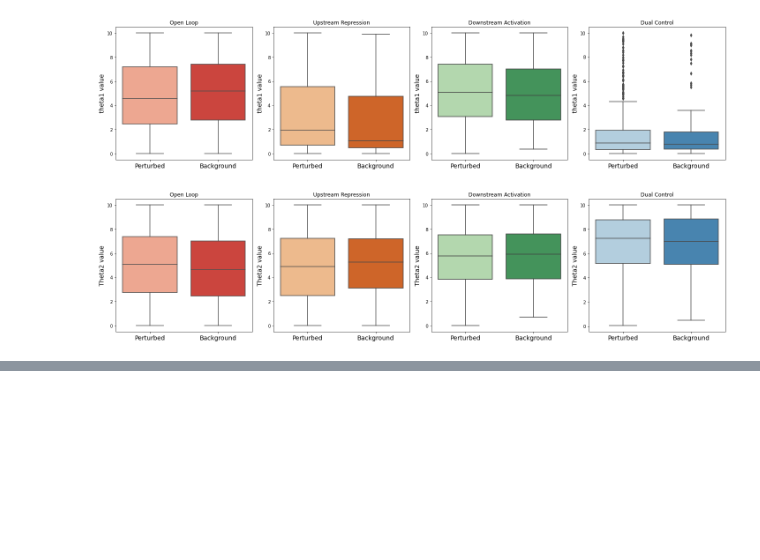
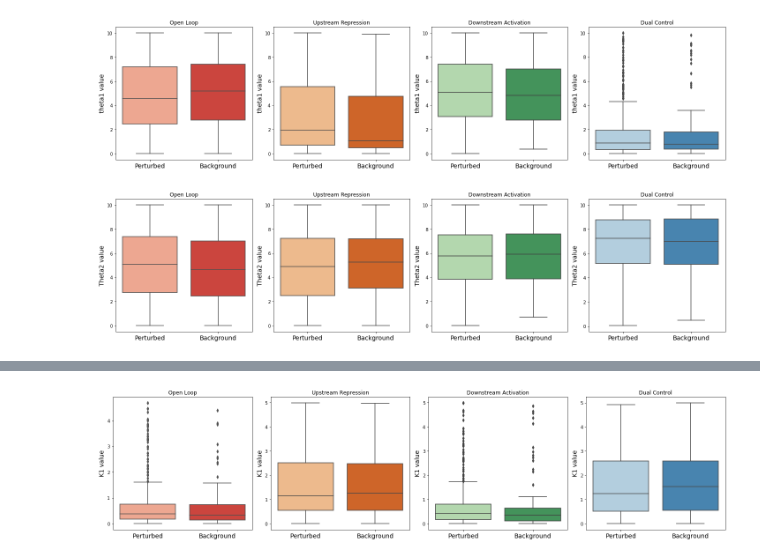
Before and after one commit to cjmerzbacher/bayesopt-dynamic-pathways, a Jupyter notebook: glucaric_acid/glucaric_acid.ipynb, the cells around one changed output, grey strips where cells are left out. Drawn from its saved outputs; the diff is of its cells as text; code cells hidden in the pictures; blank space fills up the shorter version.

```diff
--- a/glucaric_acid/glucaric_acid.ipynb
+++ b/glucaric_acid/glucaric_acid.ipynb
@@ -488,0 +527,21 @@ new_total_landscape = new_total_landscape.loc[new_total_landscape.loss != 0]
+# %%
+fig, axs = plt.subplots(1,4,figsize=(20, 5))
+palettes = ['Reds', 'Oranges', 'Greens', 'Blues']
+
+for i in range(4):
+    c = orders[i]
+    da_background = total_background.loc[total_background.Circuit == c].loc[total_background['index'] == 999]
+    da_landscape =  plot_landscape.loc[plot_landscape.Circuit == c]
+
+    plot_data = pd.DataFrame({'best_loss': da_landscape.k1.to_list(), 'type':'Perturbed'})
+    plot_data = pd.concat([plot_data, pd.DataFrame({'best_loss':da_background.k1.to_list(), 'type':'Background' })])
+
+    ax = axs[i]
+    sns.boxplot(data=plot_data, y='best_loss', x='type', palette=palettes[i], ax=ax)
+    ax.set_ylabel('K1 value', fontsize=14)
+    ax.set_xlabel('')
+    ax.tick_params(axis='x', labelsize=14)
+    ax.set_title(c)
+fig.tight_layout()
+# %% [output]
+[figure, added]
```
Also changed, not shown: parts of 4 cells of this notebook.
